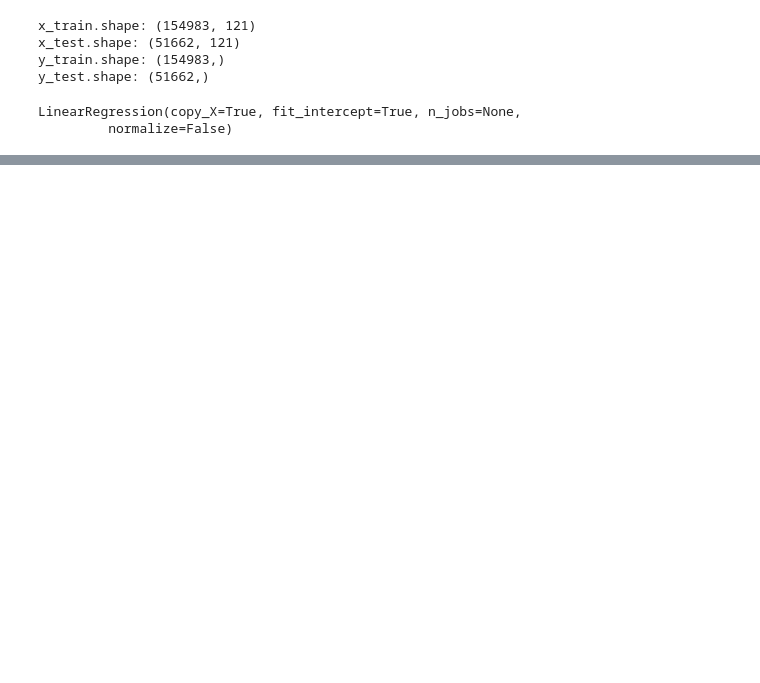
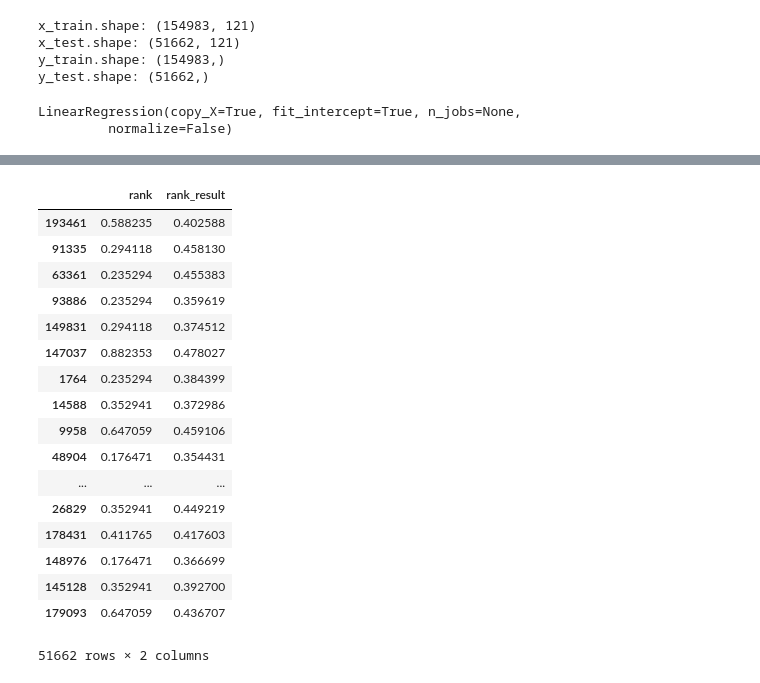
Before and after one commit to u6k/ml-sandbox, a Jupyter notebook: predict_horse_racing.1.ipynb, the cells around one changed output, grey strips where cells are left out. Cells and saved outputs as stored; diff of their text form; code cells hidden in the pictures; blank space fills up the shorter version.

```diff
--- a/predict_horse_racing.1.ipynb
+++ b/predict_horse_racing.1.ipynb
@@ -204,0 +203,27 @@ results = lr.predict(x_test)
+# %%
+results = lr.predict(x_test)
+
+df_result = pd.DataFrame()
+df_result["rank"] = y_test
+df_result["rank_result"] = results
+
+df_result
+# %% [output]
+|  | rank | rank_result |
+| 193461 | 0.588235 | 0.402588 |
+| 91335 | 0.294118 | 0.458130 |
+| 63361 | 0.235294 | 0.455383 |
+| 93886 | 0.235294 | 0.359619 |
+| 149831 | 0.294118 | 0.374512 |
+| 147037 | 0.882353 | 0.478027 |
+| 1764 | 0.235294 | 0.384399 |
+| 14588 | 0.352941 | 0.372986 |
+| 9958 | 0.647059 | 0.459106 |
+| 48904 | 0.176471 | 0.354431 |
+| ... | ... | ... |
+| 26829 | 0.352941 | 0.449219 |
+| 178431 | 0.411765 | 0.417603 |
+| 148976 | 0.176471 | 0.366699 |
+| 145128 | 0.352941 | 0.392700 |
+| 179093 | 0.647059 | 0.436707 |
+51662 rows × 2 columns
```
Also changed, not shown: parts of 4 cells of this notebook.
